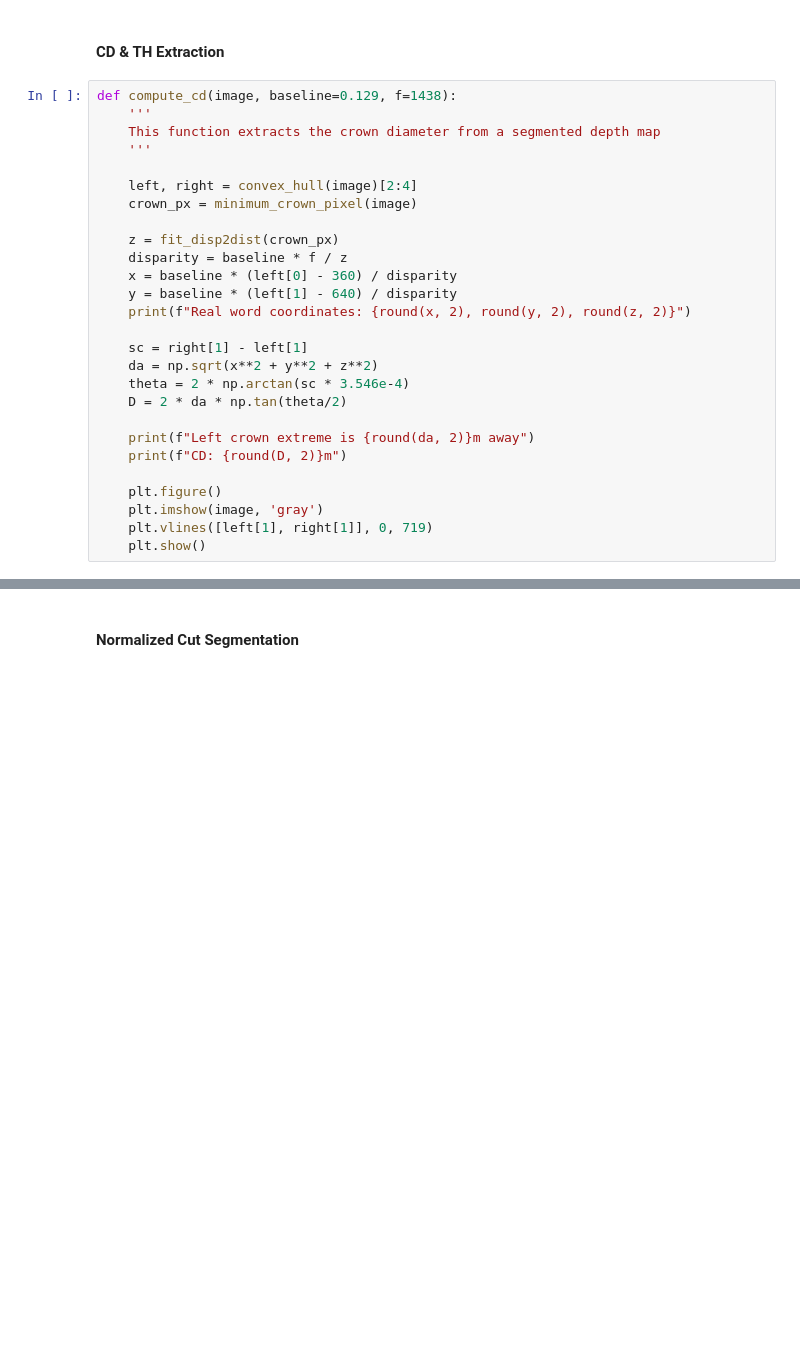
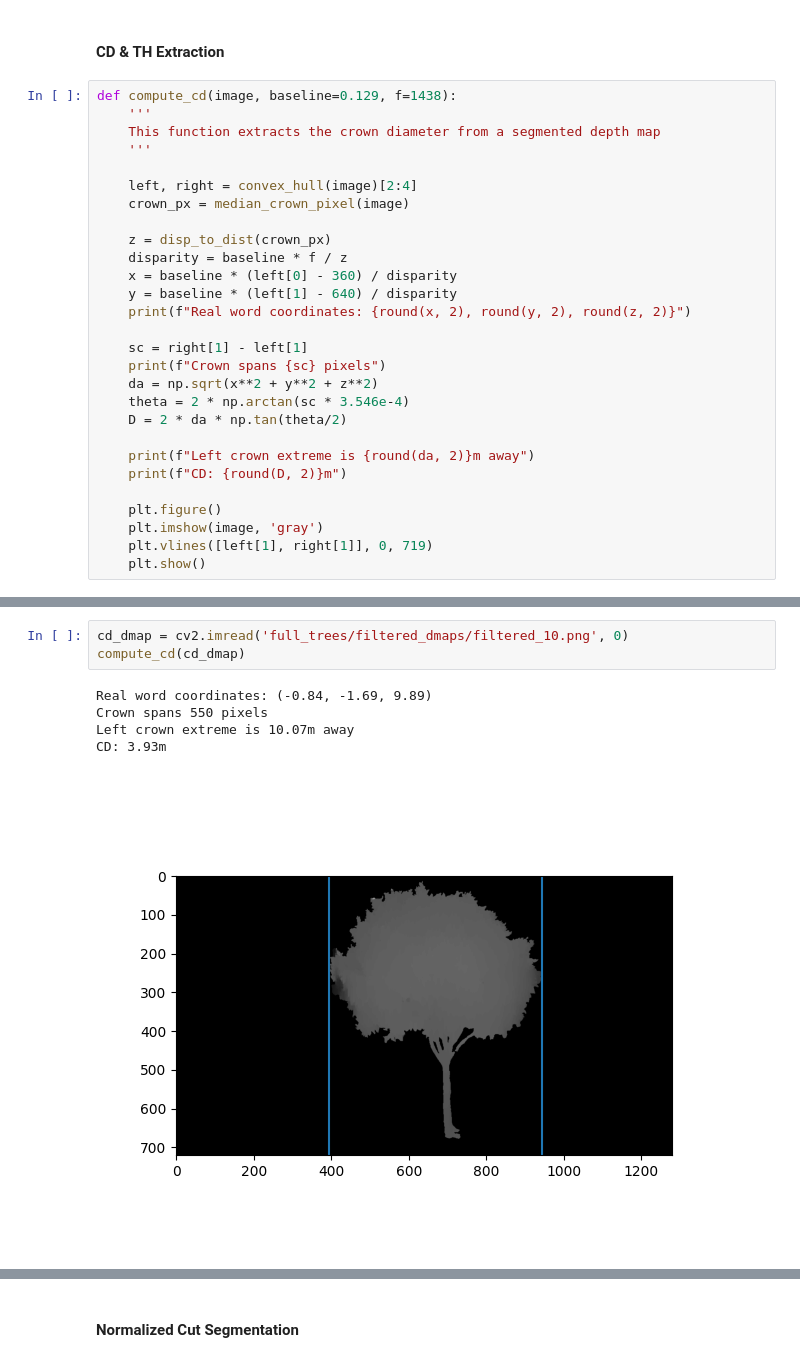
Before and after one commit to kiplimock/image-processing, a Jupyter notebook: disparity.ipynb, the cells around one changed output, grey strips where cells are left out. Cells and saved outputs as stored; diff of their text form; blank space fills up the shorter version.

```diff
--- a/disparity.ipynb
+++ b/disparity.ipynb
@@ -581,15 +599,16 @@ def compute_cd(image, baseline=0.129, f=1438):
     '''
 
     left, right = convex_hull(image)[2:4]
-    crown_px = minimum_crown_pixel(image)
+    crown_px = median_crown_pixel(image)
 
-    z = fit_disp2dist(crown_px)
+    z = disp_to_dist(crown_px)
     disparity = baseline * f / z
     x = baseline * (left[0] - 360) / disparity
     y = baseline * (left[1] - 640) / disparity
     print(f"Real word coordinates: {round(x, 2), round(y, 2), round(z, 2)}")
 
     sc = right[1] - left[1]
+    print(f"Crown spans {sc} pixels")
     da = np.sqrt(x**2 + y**2 + z**2)
     theta = 2 * np.arctan(sc * 3.546e-4)
     D = 2 * da * np.tan(theta/2)
@@ -610,0 +628,9 @@ CD: 14.44m
+# %%
+cd_dmap = cv2.imread('full_trees/filtered_dmaps/filtered_10.png', 0)
+compute_cd(cd_dmap)
+# %% [output]
+Real word coordinates: (-0.84, -1.69, 9.89)
+Crown spans 550 pixels
+Left crown extreme is 10.07m away
+CD: 3.93m
+[figure, added]
```
Also changed, not shown: parts of 17 cells of this notebook, 1 other file.
